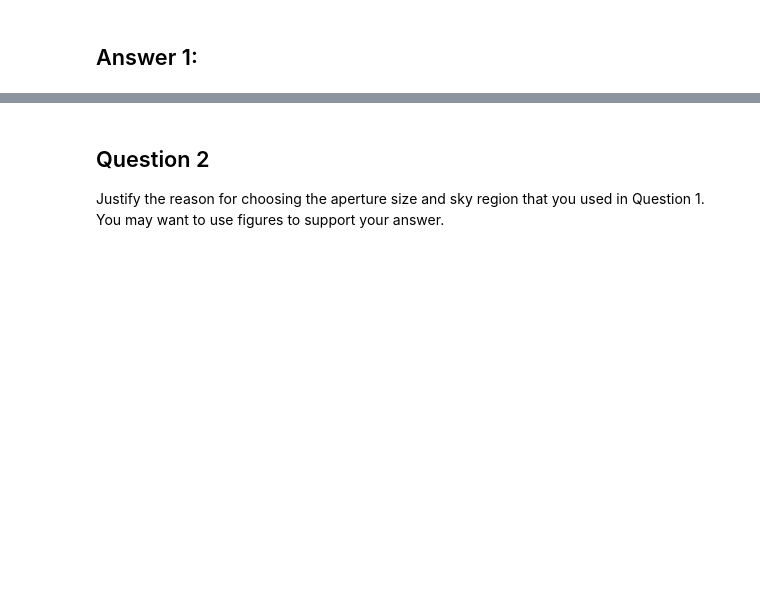
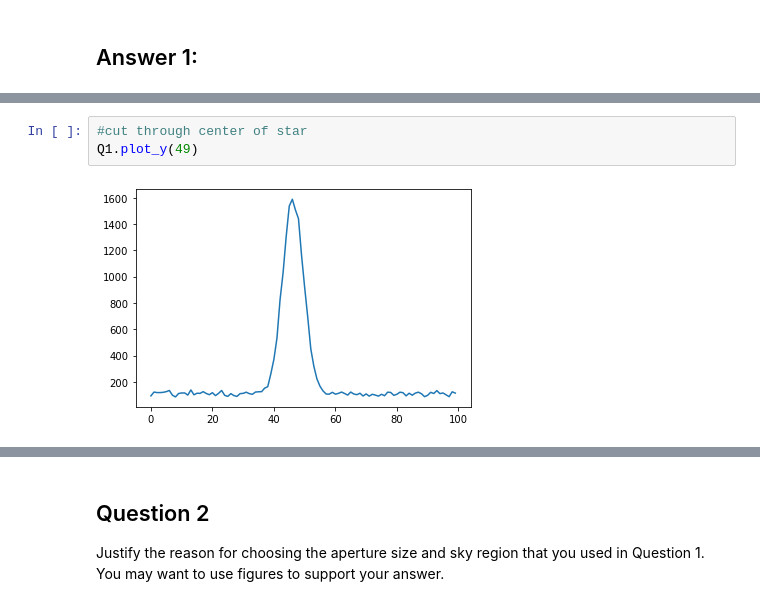
Before and after one commit to wfw23/Astrolabs, a Jupyter notebook: CourseworkA/Coursework_A.ipynb, the cells around one changed output, grey strips where cells are left out. Drawn from its saved outputs; the diff is of its cells as text; blank space fills up the shorter version.

```diff
--- a/CourseworkA/Coursework_A.ipynb
+++ b/CourseworkA/Coursework_A.ipynb
@@ -108,0 +157,5 @@ RON is 1.51
+# %%
+#cut through center of star
+Q1.plot_y(49)
+# %% [output]
+[figure, added]
```
Also changed, not shown: parts of 62 cells of this notebook, 2 other files.
